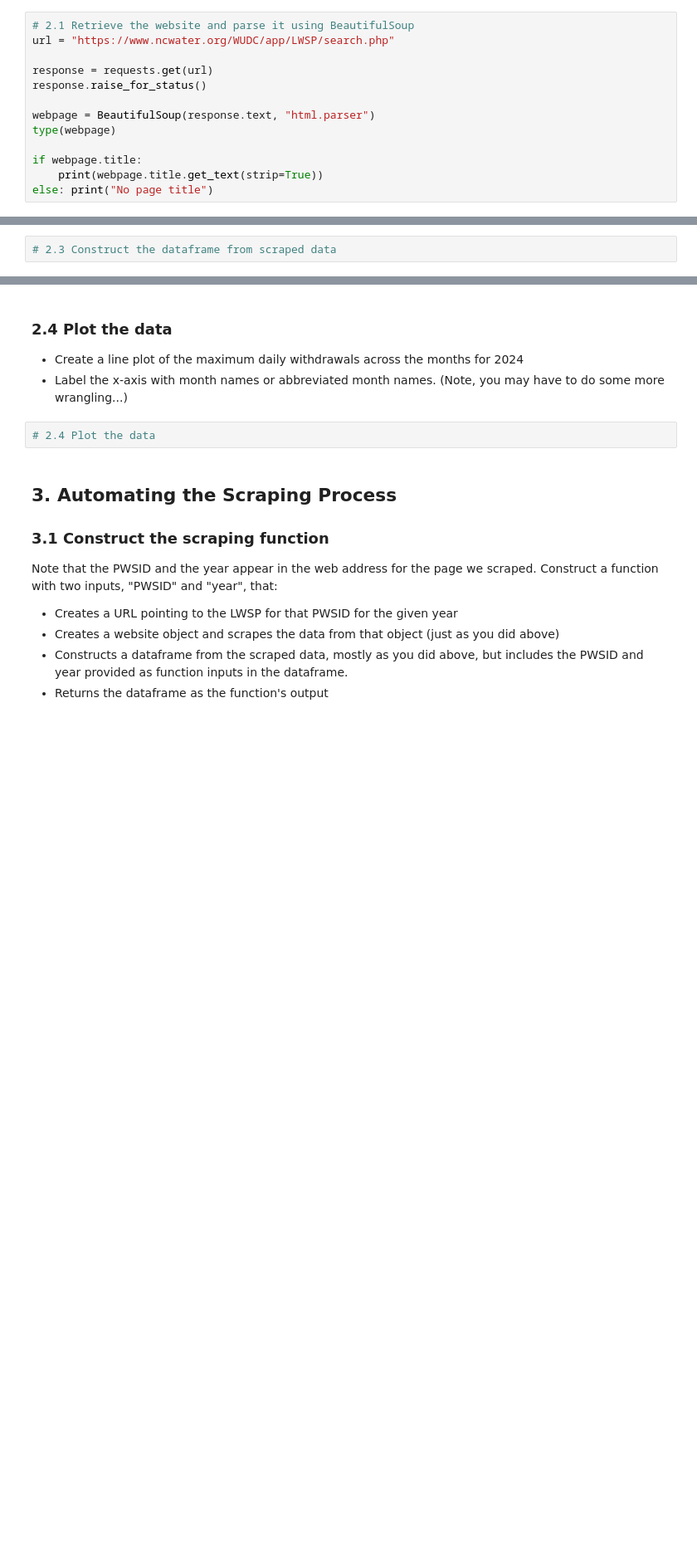
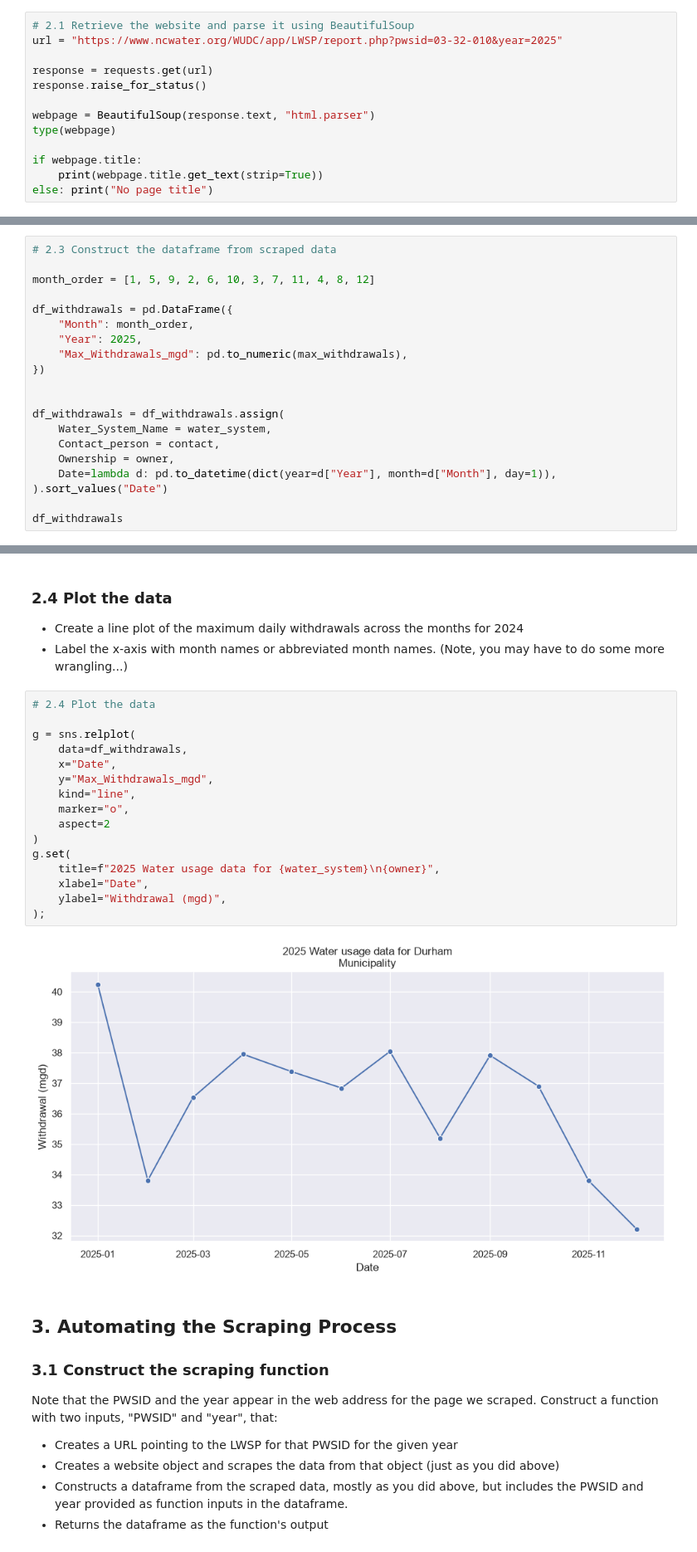
Before and after one commit to lamthieu1101/ENV700, a Jupyter notebook: Assignments/qt29_A6-DataScraping.ipynb, the cells around one changed output, grey strips where cells are left out. Shown at 83% size. Cells and saved outputs as stored; diff of their text form; blank space fills up the shorter version.

Commit message:
Third change to A6 assignment

````diff
--- a/Assignments/qt29_A6-DataScraping.ipynb
+++ b/Assignments/qt29_A6-DataScraping.ipynb
@@ -33,7 +33,7 @@ We will be scraping data from the NC DEQs Local Water Supply Planning website, s
 ### 2.1 Retrieve the website and parse it using BeautifulSoup
 # %%
 # 2.1 Retrieve the website and parse it using BeautifulSoup
-url = "https://www.ncwater.org/WUDC/app/LWSP/search.php"
+url = "https://www.ncwater.org/WUDC/app/LWSP/report.php?pwsid=03-32-010&year=2025"
 
 response = requests.get(url)
 response.raise_for_status()
@@ -111,3 +114,21 @@ Convert your scraped data into a dataframe.
 >```
 # %%
 # 2.3 Construct the dataframe from scraped data
+
+month_order = [1, 5, 9, 2, 6, 10, 3, 7, 11, 4, 8, 12]
+
+df_withdrawals = pd.DataFrame({
+    "Month": month_order,
+    "Year": 2025,
+    "Max_Withdrawals_mgd": pd.to_numeric(max_withdrawals),
+})
+
+
+df_withdrawals = df_withdrawals.assign(
+    Water_System_Name = water_system,
+    Contact_person = contact,
+    Ownership = owner,
+    Date=lambda d: pd.to_datetime(dict(year=d["Year"], month=d["Month"], day=1)),
+).sort_values("Date")
+
+df_withdrawals
@@ -117,6 +152,22 @@ Convert your scraped data into a dataframe.
 * Label the x-axis with month names or abbreviated month names. (Note, you may have to do some more wrangling...)
 # %%
 # 2.4 Plot the data
+
+g = sns.relplot(
+    data=df_withdrawals,
+    x="Date",
+    y="Max_Withdrawals_mgd",
+    kind="line",
+    marker="o",
+    aspect=2
+)
+g.set(
+    title=f"2025 Water usage data for {water_system}\n{owner}",
+    xlabel="Date",
+    ylabel="Withdrawal (mgd)",
+);
+# %% [output]
+[figure, added]
 # %% [markdown]
 ## 3. Automating the Scraping Process
 ### 3.1 Construct the scraping function
````
Also changed, not shown: parts of 3 cells of this notebook.
